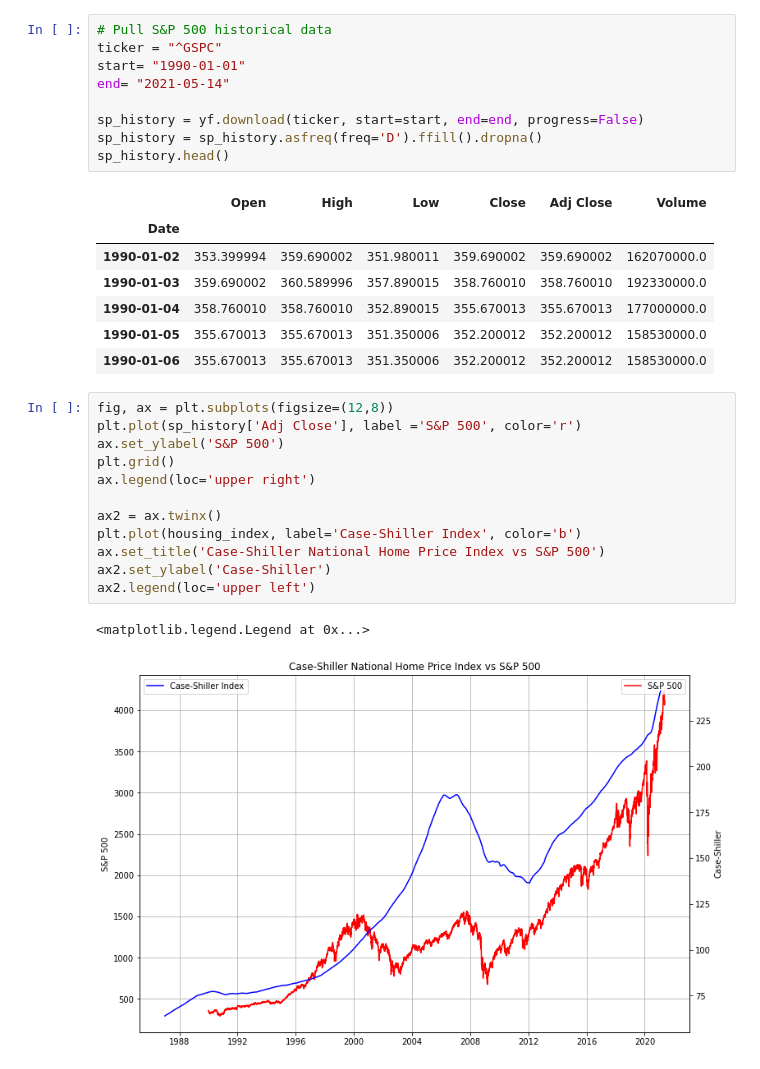
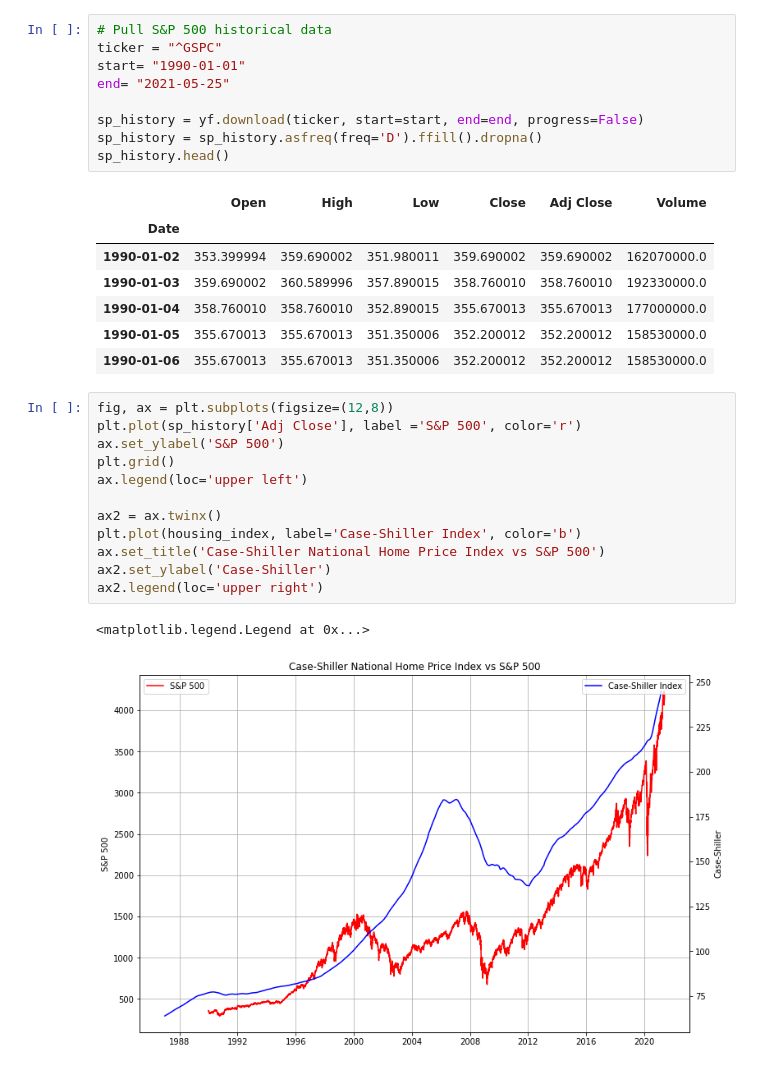
Before and after one commit to dbogatic/economic-indicators, a Jupyter notebook: housing.ipynb, the cells around one changed output. Cells and saved outputs as stored; diff of their text form.

```diff
--- a/housing.ipynb
+++ b/housing.ipynb
@@ -37,7 +37,7 @@ housing_index.plot(figsize=(12,8), title='Case-Shiller National Home Price Index
 # Pull S&P 500 historical data
 ticker = "^GSPC"
 start= "1990-01-01"
-end= "2021-05-14"
+end= "2021-05-25"
 
 sp_history = yf.download(ticker, start=start, end=end, progress=False)
 sp_history = sp_history.asfreq(freq='D').ffill().dropna()
@@ -53,15 +53,15 @@ sp_history.head()
 # %%
 fig, ax = plt.subplots(figsize=(12,8))
 plt.plot(sp_history['Adj Close'], label ='S&P 500', color='r')
 ax.set_ylabel('S&P 500')
 plt.grid()
-ax.legend(loc='upper right')
+ax.legend(loc='upper left')
 
 ax2 = ax.twinx()
 plt.plot(housing_index, label='Case-Shiller Index', color='b')
 ax.set_title('Case-Shiller National Home Price Index vs S&P 500')
 ax2.set_ylabel('Case-Shiller')
-ax2.legend(loc='upper left')
+ax2.legend(loc='upper right')
 # %% [output]
 <matplotlib.legend.Legend at 0x...>
-[figure, old version]
+[figure, new version]
```
Also changed, not shown: parts of 2 cells of this notebook, 7 other files.
